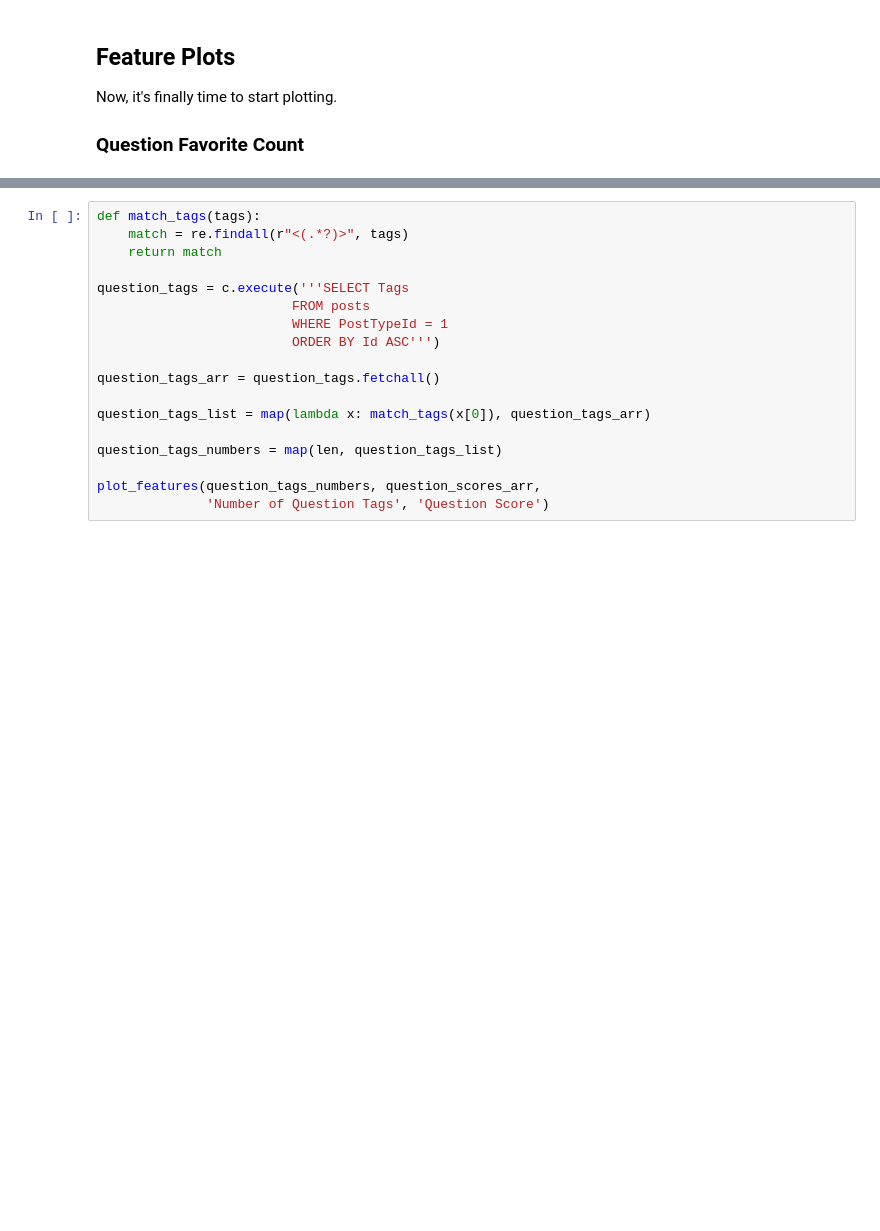
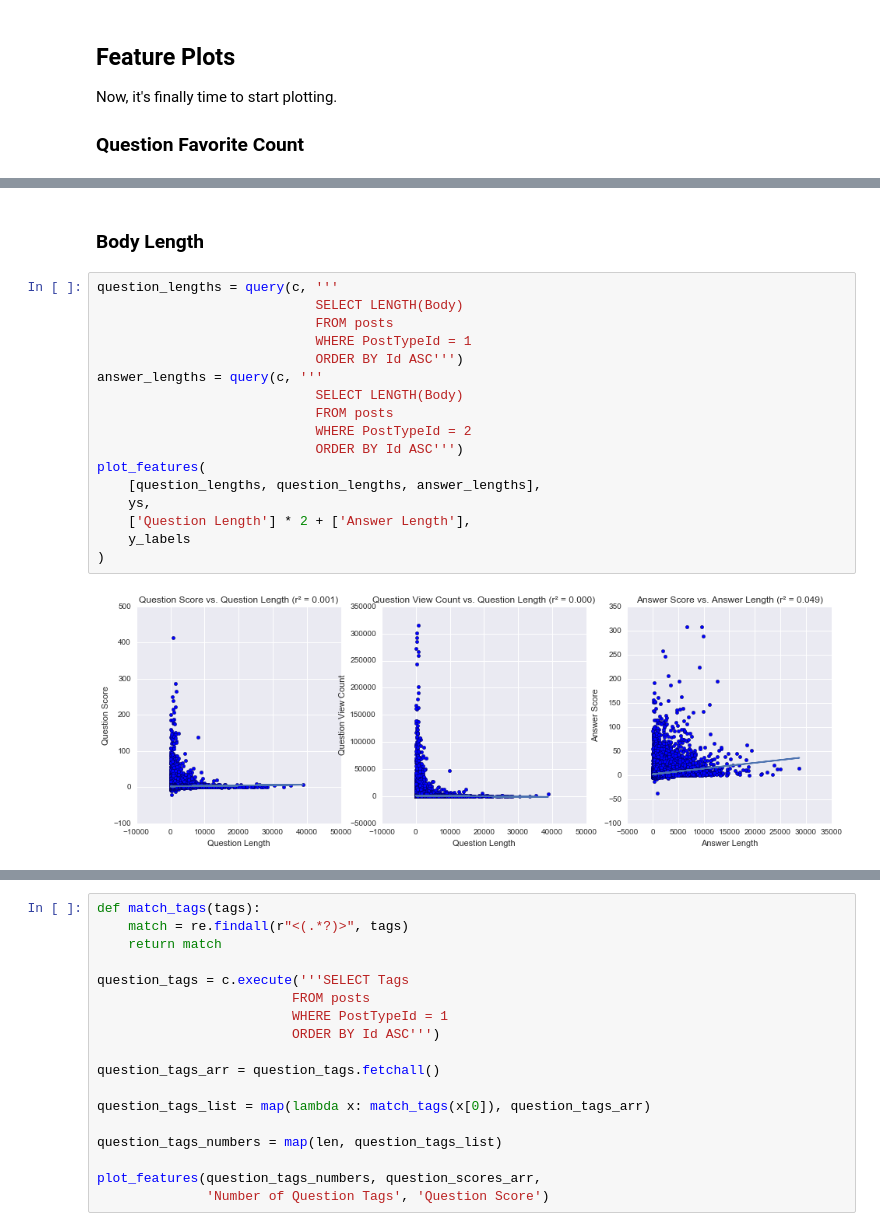
Before and after one commit to alexmfriedman/stack-exchange-analysis, a Jupyter notebook: Stack Overflow Analysis.ipynb, the cells around one changed output, grey strips where cells are left out. Cells and saved outputs as stored; diff of their text form; blank space fills up the shorter version.

```diff
--- a/Stack Overflow Analysis.ipynb
+++ b/Stack Overflow Analysis.ipynb
@@ -461,0 +488,21 @@ plot_features(
+# %% [markdown]
+### Body Length
+# %%
+question_lengths = query(c, '''
+                            SELECT LENGTH(Body)
+                            FROM posts
+                            WHERE PostTypeId = 1
+                            ORDER BY Id ASC''')
+answer_lengths = query(c, '''
+                            SELECT LENGTH(Body)
+                            FROM posts
+                            WHERE PostTypeId = 2
+                            ORDER BY Id ASC''')
+plot_features(
+    [question_lengths, question_lengths, answer_lengths],
+    ys,
+    ['Question Length'] * 2 + ['Answer Length'],
+    y_labels
+)
+# %% [output]
+[figure, added]
```
Also changed, not shown: parts of 10 cells of this notebook.
